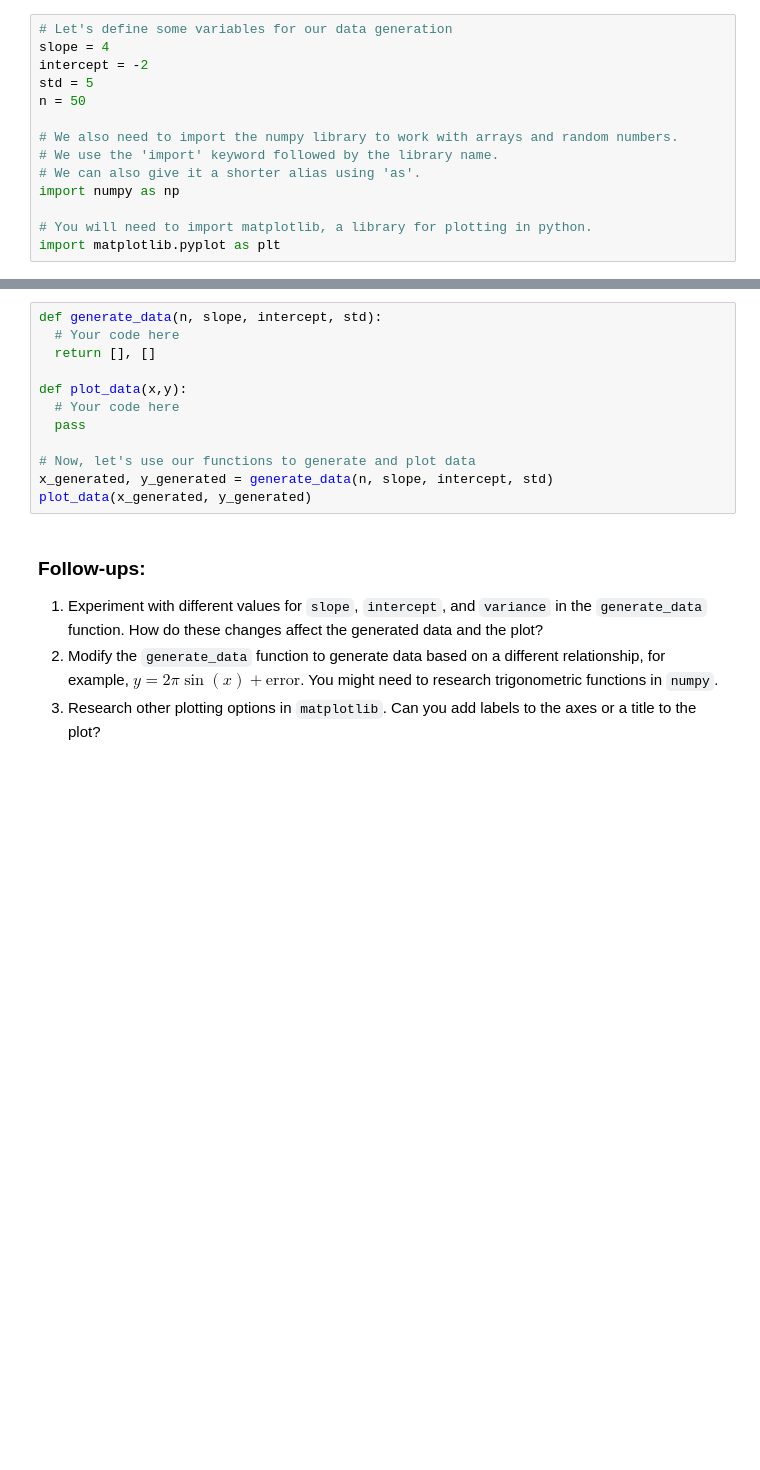
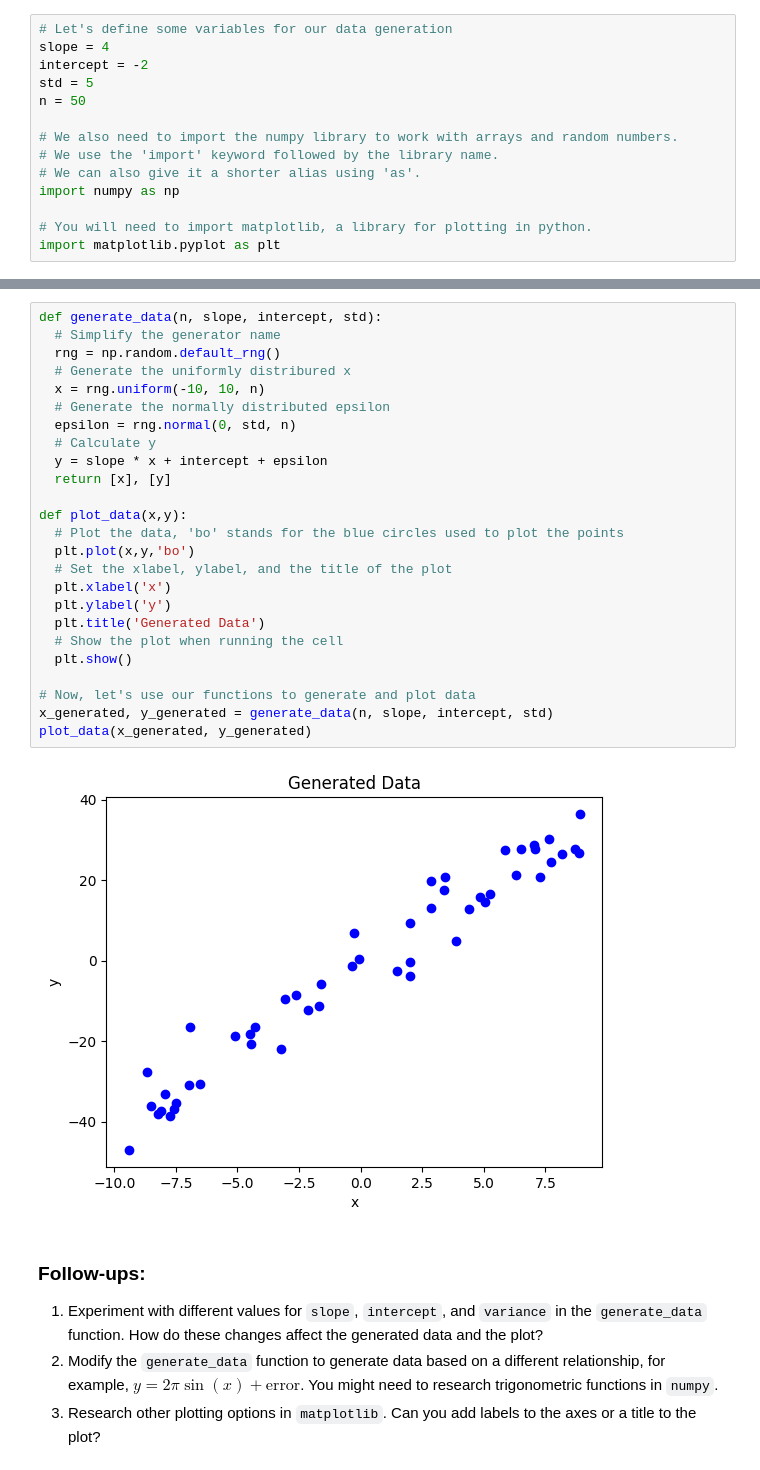
Before and after one commit to Villains-Kuker/ML_society, a Jupyter notebook: Week_1_Coursework_Intro_To_Python.ipynb, the cells around one changed output, grey strips where cells are left out. Cells and saved outputs as stored; diff of their text form; blank space fills up the shorter version.

```diff
--- a/Week_1_Coursework_Intro_To_Python.ipynb
+++ b/Week_1_Coursework_Intro_To_Python.ipynb
@@ -50,18 +50,33 @@ https://matplotlib.org/stable/api/_as_gen/matplotlib.pyplot.plot.html
 The result should look like this:
 
 ![Untitled.png](embedded-picture-1)
-# %%
-def generate_data(n, slope, intercept, std):
-  # Your code here
-  return [], []
-
-def plot_data(x,y):
-  # Your code here
-  pass
-
-# Now, let's use our functions to generate and plot data
-x_generated, y_generated = generate_data(n, slope, intercept, std)
-plot_data(x_generated, y_generated)
+# %%
+def generate_data(n, slope, intercept, std):
+  # Simplify the generator name
+  rng = np.random.default_rng()
+  # Generate the uniformly distribured x
+  x = rng.uniform(-10, 10, n)
+  # Generate the normally distributed epsilon
+  epsilon = rng.normal(0, std, n)
+  # Calculate y
+  y = slope * x + intercept + epsilon
+  return [x], [y]
+
+def plot_data(x,y):
+  # Plot the data, 'bo' stands for the blue circles used to plot the points
+  plt.plot(x,y,'bo')
+  # Set the xlabel, ylabel, and the title of the plot
+  plt.xlabel('x')
+  plt.ylabel('y')
+  plt.title('Generated Data')
+  # Show the plot when running the cell
+  plt.show()
+
+# Now, let's use our functions to generate and plot data
+x_generated, y_generated = generate_data(n, slope, intercept, std)
+plot_data(x_generated, y_generated)
+# %% [output]
+[figure, added]
 # %% [markdown]
 ### Follow-ups:
 
```
Also changed, not shown: parts of 9 cells of this notebook.
